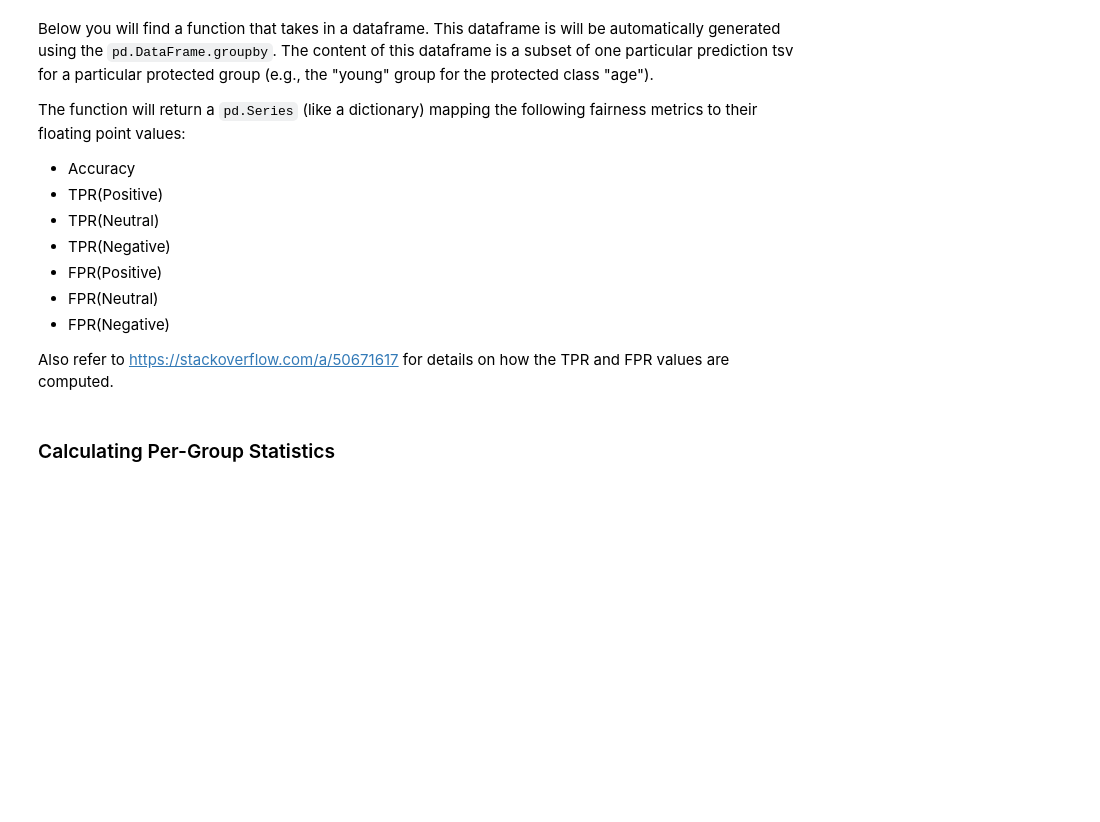
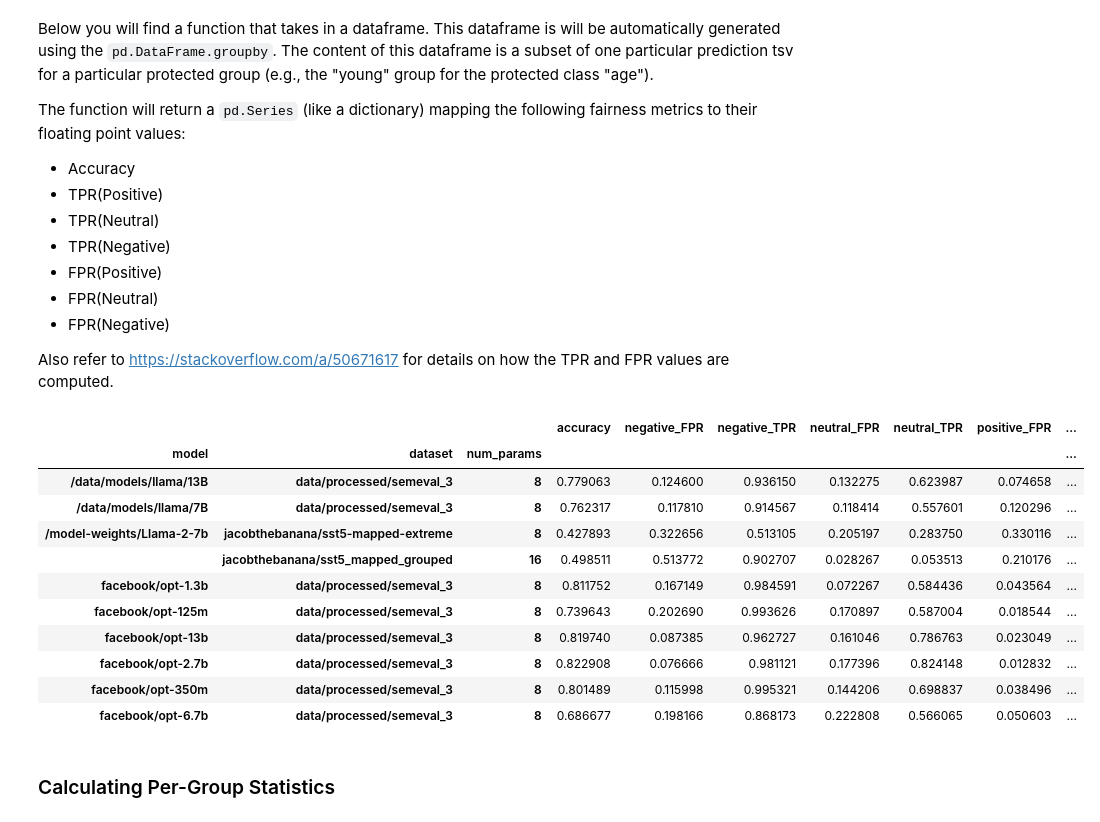
Before and after one commit to VectorInstitute/PromptEngineeringLaboratory, a Jupyter notebook: src/reference_implementations/fairness_measurement/prompt_tuning_fairness_plots.ipynb, the cells around one changed output. Saved outputs shown, nothing was run; the diff lists cells and outputs as text; code cells hidden in the pictures; blank space fills up the shorter version.

Commit message:
Adding in aggregate prediction stats.

```diff
--- a/src/reference_implementations/fairness_measurement/prompt_tuning_fairness_plots.ipynb
+++ b/src/reference_implementations/fairness_measurement/prompt_tuning_fairness_plots.ipynb
@@ -166,6 +166,21 @@ def get_stats(dataframe: pd.DataFrame) -> pd.Series:
         output[label + "_TPR"] = TPR[label_index]
 
     return pd.Series(output)
+# %%
+output_table.groupby([*INDEPENDENT_VARIABLES]).apply(get_stats)
+# %% [output]
+|  |  |  | accuracy | negative_FPR | negative_TPR | neutral_FPR | neutral_TPR | positive_FPR | ... |
+| model | dataset | num_params |  |  |  |  |  |  | ... |
+| /data/models/llama/13B | data/processed/semeval_3 | 8 | 0.779063 | 0.124600 | 0.936150 | 0.132275 | 0.623987 | 0.074658 | ... |
+| /data/models/llama/7B | data/processed/semeval_3 | 8 | 0.762317 | 0.117810 | 0.914567 | 0.118414 | 0.557601 | 0.120296 | ... |
+| /model-weights/Llama-2-7b | jacobthebanana/sst5-mapped-extreme | 8 | 0.427893 | 0.322656 | 0.513105 | 0.205197 | 0.283750 | 0.330116 | ... |
+|  | jacobthebanana/sst5_mapped_grouped | 16 | 0.498511 | 0.513772 | 0.902707 | 0.028267 | 0.053513 | 0.210176 | ... |
+| facebook/opt-1.3b | data/processed/semeval_3 | 8 | 0.811752 | 0.167149 | 0.984591 | 0.072267 | 0.584436 | 0.043564 | ... |
+| facebook/opt-125m | data/processed/semeval_3 | 8 | 0.739643 | 0.202690 | 0.993626 | 0.170897 | 0.587004 | 0.018544 | ... |
+| facebook/opt-13b | data/processed/semeval_3 | 8 | 0.819740 | 0.087385 | 0.962727 | 0.161046 | 0.786763 | 0.023049 | ... |
+| facebook/opt-2.7b | data/processed/semeval_3 | 8 | 0.822908 | 0.076666 | 0.981121 | 0.177396 | 0.824148 | 0.012832 | ... |
+| facebook/opt-350m | data/processed/semeval_3 | 8 | 0.801489 | 0.115998 | 0.995321 | 0.144206 | 0.698837 | 0.038496 | ... |
+| facebook/opt-6.7b | data/processed/semeval_3 | 8 | 0.686677 | 0.198166 | 0.868173 | 0.222808 | 0.566065 | 0.050603 | ... |
 # %% [markdown]
 ### Calculating Per-Group Statistics
 # %%
```
Also changed, not shown: parts of 3 cells of this notebook.
